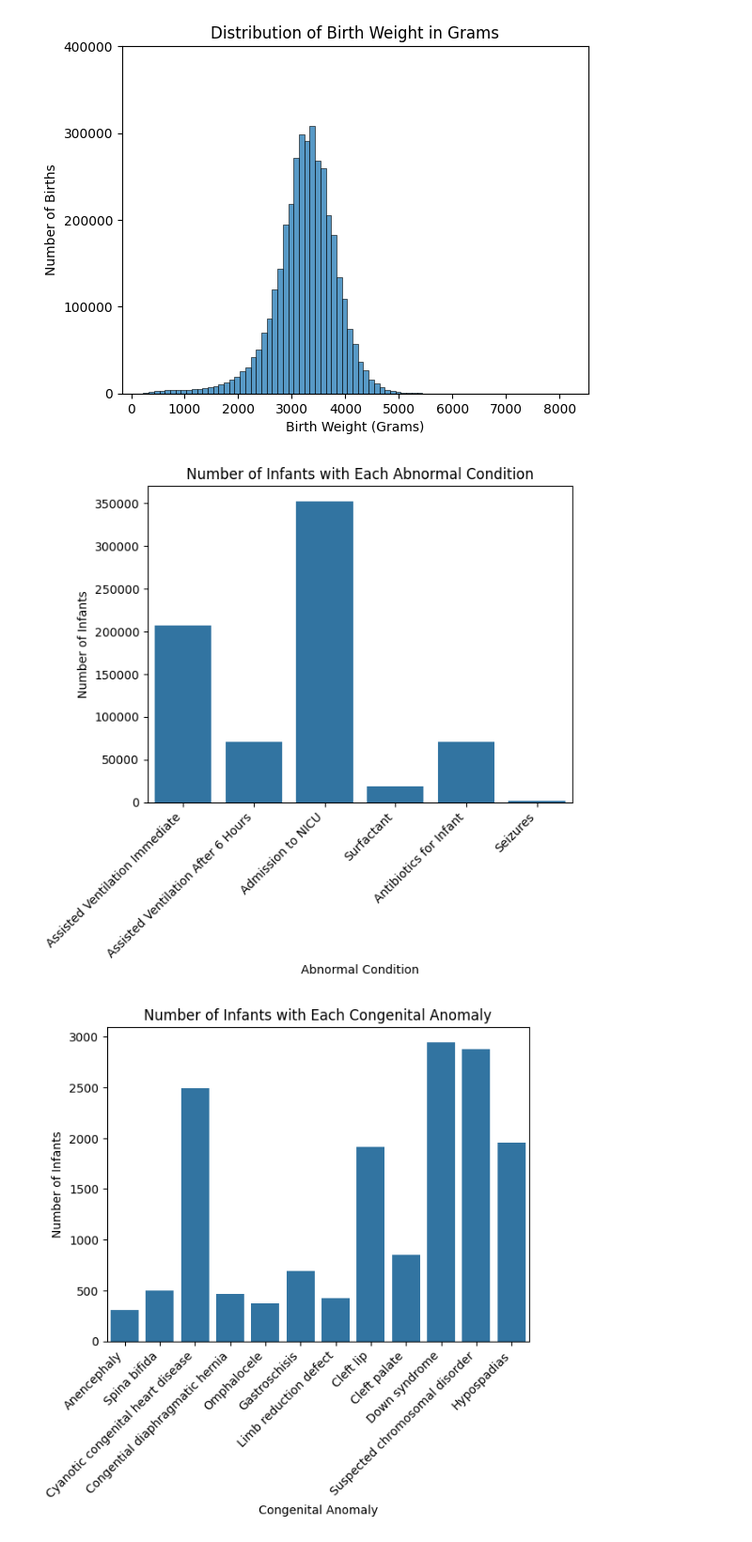
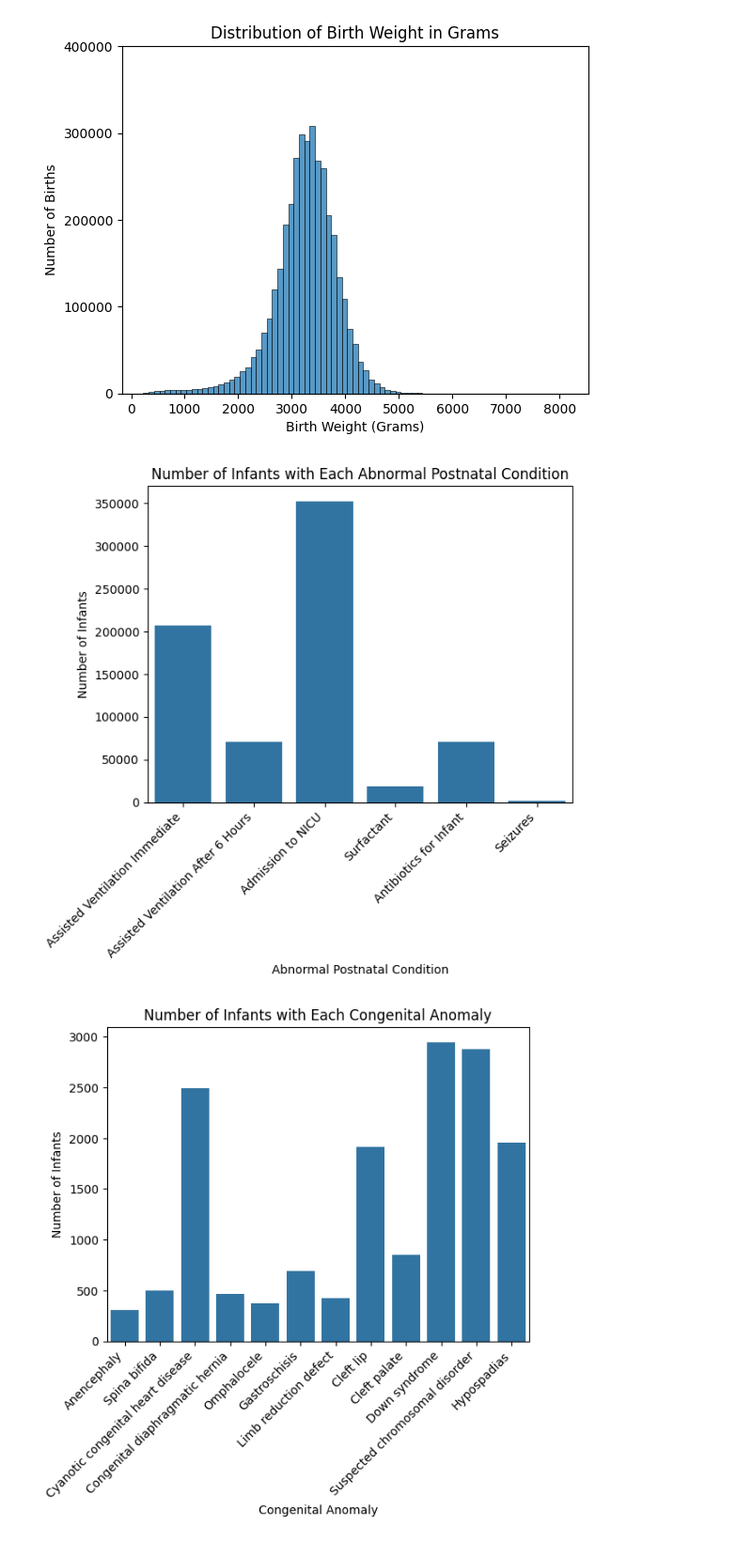
Before and after one commit to shroommu/natality-stats, a Jupyter notebook: dev/notebooks/exploratory/02_visualizations.ipynb, the cells around one changed output. Shown at 94% size. Cells and saved outputs as stored; diff of their text form; code cells hidden in the pictures.

```diff
--- a/dev/notebooks/exploratory/02_visualizations.ipynb
+++ b/dev/notebooks/exploratory/02_visualizations.ipynb
@@ -837,36 +842,36 @@ abnormal_conditions_infant_sums = df[
         "assisted_ventilation_after_6_hours",
         "admission_to_nicu",
         "surfactant",
         "antibiotics_for_newborn",
         "seizures",
     ]
 ].sum()
 
 abnormal_conditions_infant_sums_plot_ax = sns.barplot(
     x=abnormal_conditions_infant_sums.index,
     y=abnormal_conditions_infant_sums.values,
 )
 abnormal_conditions_infant_sums_plot_ax.set_title(
-    "Number of Infants with Each Abnormal Condition"
+    "Number of Infants with Each Abnormal Postnatal Condition"
 )
-abnormal_conditions_infant_sums_plot_ax.set_xlabel("Abnormal Condition")
+abnormal_conditions_infant_sums_plot_ax.set_xlabel("Abnormal Postnatal Condition")
 abnormal_conditions_infant_sums_plot_ax.set_ylabel("Number of Infants")
 abnormal_conditions_infant_sums_plot_ax.set_xticklabels(
     [
         "Assisted Ventilation Immediate",
         "Assisted Ventilation After 6 Hours",
         "Admission to NICU",
         "Surfactant",
         "Antibiotics for Infant",
         "Seizures",
     ],
     rotation=45,
     horizontalalignment="right",
 )
 
 plt.show()
 # %% [output]
-[figure, old version]
+[figure, new version]
 # %%
 congenital_anomalies_infant_sums = df[
     [
```
Also changed, not shown: parts of 6 cells of this notebook.
